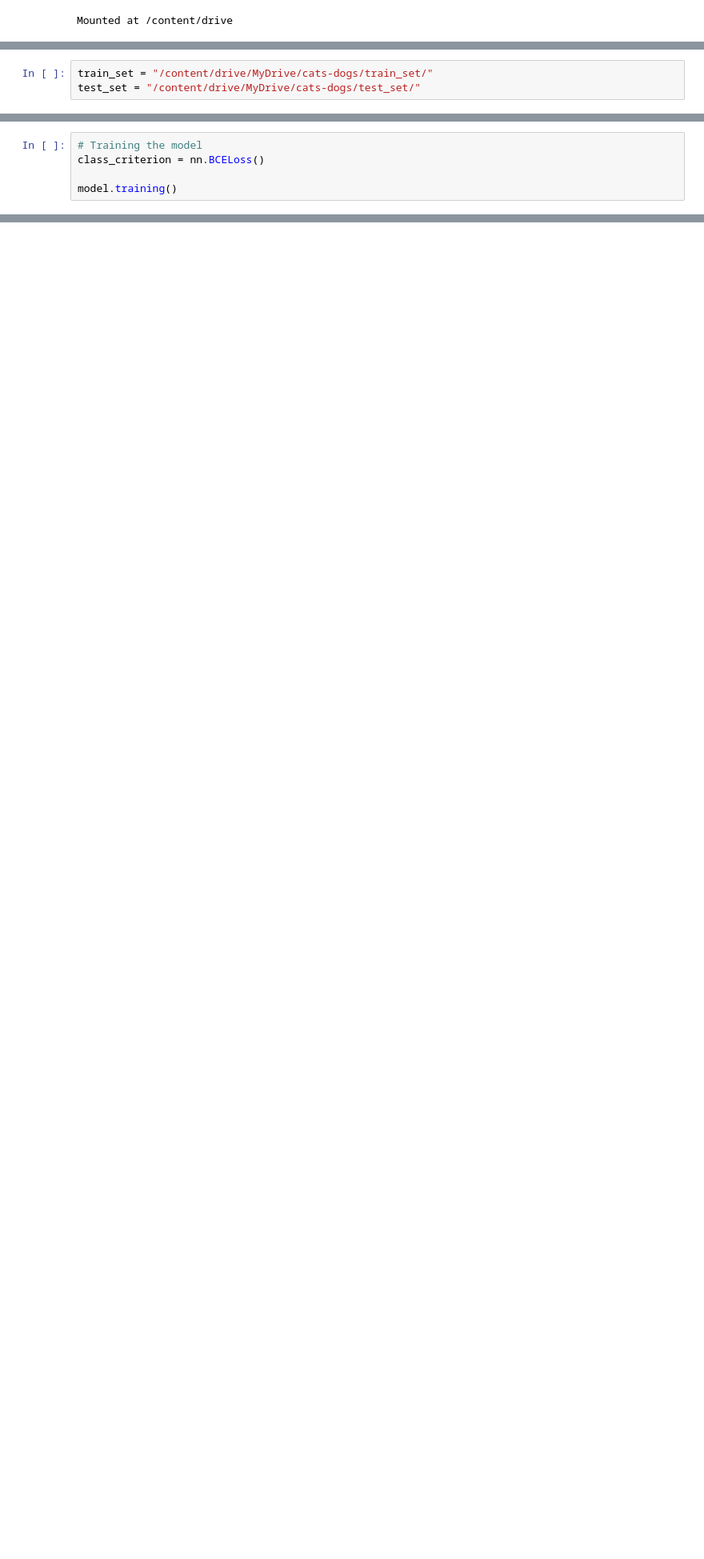
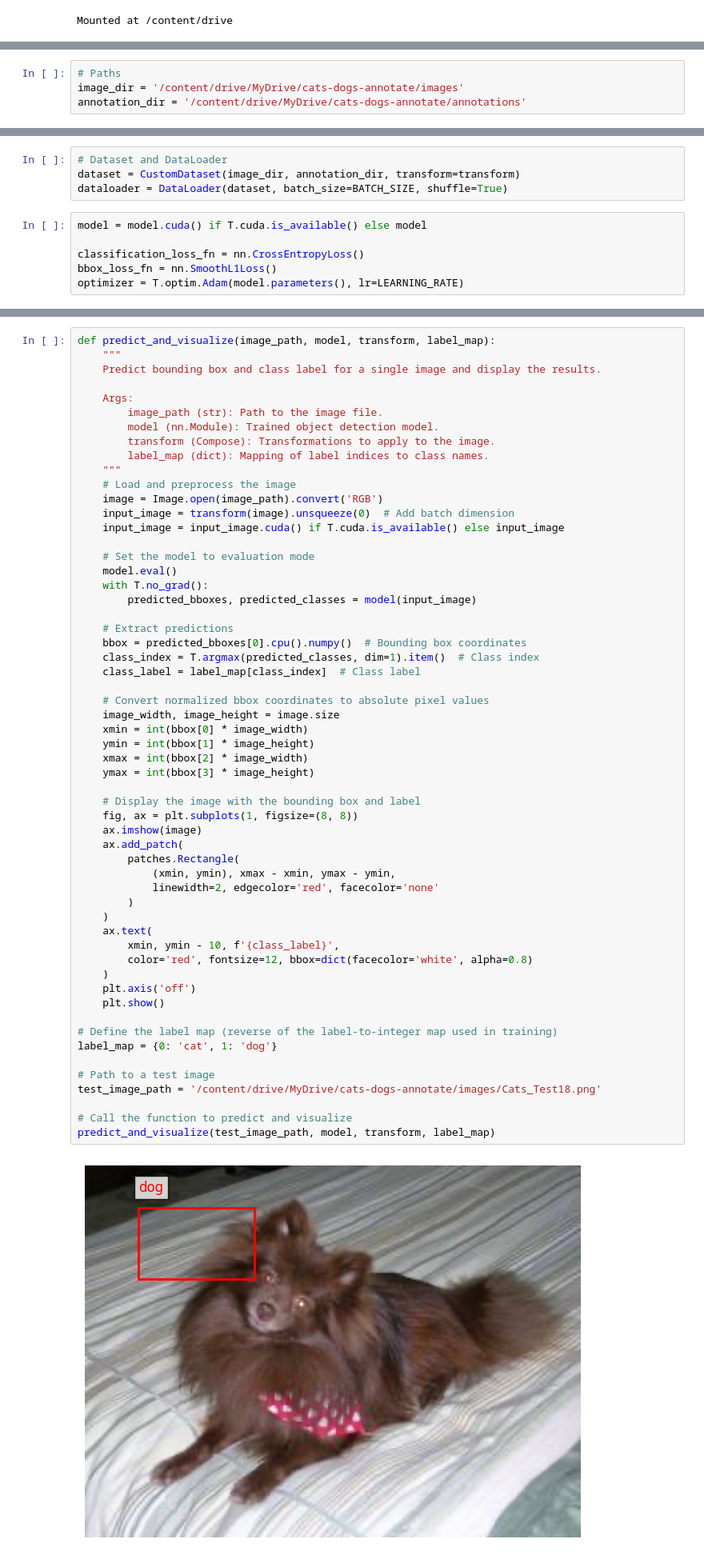
Before and after one commit to Hamza-Ali0237/PyTorch-RCNN-And-FasterRCNN, a Jupyter notebook: RCNN-PyTorch.ipynb, the cells around one changed output, grey strips where cells are left out. Shown: that part at 80% size. Cells and saved outputs as stored; diff of their text form; blank space fills up the shorter version.

```diff
--- a/RCNN-PyTorch.ipynb
+++ b/RCNN-PyTorch.ipynb
@@ -72,4 +132,5 @@ ObjectDetectorCNN(
 # %%
-train_set = "/content/drive/MyDrive/cats-dogs/train_set/"
-test_set = "/content/drive/MyDrive/cats-dogs/test_set/"
+# Paths
+image_dir = '/content/drive/MyDrive/cats-dogs-annotate/images'
+annotation_dir = '/content/drive/MyDrive/cats-dogs-annotate/annotations'
 # %%
@@ -96,5 +143,10 @@ Classes: ['cats', 'dogs']
-# %%
-# Training the model
-class_criterion = nn.BCELoss()
-
-model.training()
+# %%
+# Dataset and DataLoader
+dataset = CustomDataset(image_dir, annotation_dir, transform=transform)
+dataloader = DataLoader(dataset, batch_size=BATCH_SIZE, shuffle=True)
+# %%
+model = model.cuda() if T.cuda.is_available() else model
+
+classification_loss_fn = nn.CrossEntropyLoss()
+bbox_loss_fn = nn.SmoothL1Loss()
+optimizer = T.optim.Adam(model.parameters(), lr=LEARNING_RATE)
@@ -100,0 +198,59 @@ model.training()
+# %%
+def predict_and_visualize(image_path, model, transform, label_map):
+    """
+    Predict bounding box and class label for a single image and display the results.
+
+    Args:
+        image_path (str): Path to the image file.
+        model (nn.Module): Trained object detection model.
+        transform (Compose): Transformations to apply to the image.
+        label_map (dict): Mapping of label indices to class names.
+    """
+    # Load and preprocess the image
+    image = Image.open(image_path).convert('RGB')
+    input_image = transform(image).unsqueeze(0)  # Add batch dimension
+    input_image = input_image.cuda() if T.cuda.is_available() else input_image
+
+    # Set the model to evaluation mode
+    model.eval()
+    with T.no_grad():
+        predicted_bboxes, predicted_classes = model(input_image)
+
+    # Extract predictions
+    bbox = predicted_bboxes[0].cpu().numpy()  # Bounding box coordinates
+    class_index = T.argmax(predicted_classes, dim=1).item()  # Class index
+    class_label = label_map[class_index]  # Class label
+
+    # Convert normalized bbox coordinates to absolute pixel values
+    image_width, image_height = image.size
+    xmin = int(bbox[0] * image_width)
+    ymin = int(bbox[1] * image_height)
+    xmax = int(bbox[2] * image_width)
+    ymax = int(bbox[3] * image_height)
+
+    # Display the image with the bounding box and label
+    fig, ax = plt.subplots(1, figsize=(8, 8))
+    ax.imshow(image)
+    ax.add_patch(
+        patches.Rectangle(
+            (xmin, ymin), xmax - xmin, ymax - ymin,
+            linewidth=2, edgecolor='red', facecolor='none'
+        )
+    )
+    ax.text(
+        xmin, ymin - 10, f'{class_label}',
+        color='red', fontsize=12, bbox=dict(facecolor='white', alpha=0.8)
+    )
+    plt.axis('off')
+    plt.show()
+
+# Define the label map (reverse of the label-to-integer map used in training)
+label_map = {0: 'cat', 1: 'dog'}
+
+# Path to a test image
+test_image_path = '/content/drive/MyDrive/cats-dogs-annotate/images/Cats_Test18.png'
+
+# Call the function to predict and visualize
+predict_and_visualize(test_image_path, model, transform, label_map)
+# %% [output]
+[figure, added]
```
Also changed, not shown: parts of 11 cells of this notebook.
